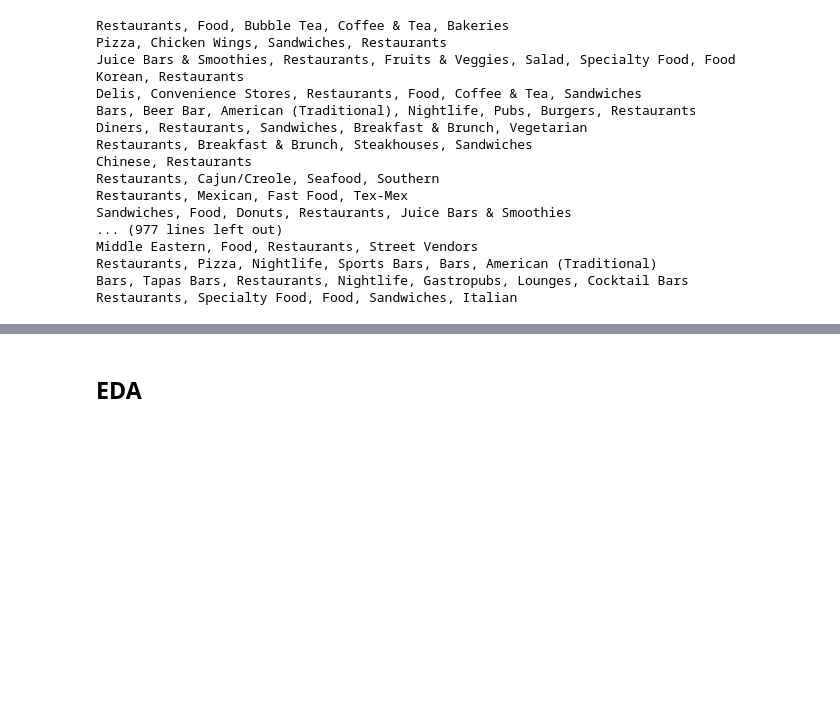
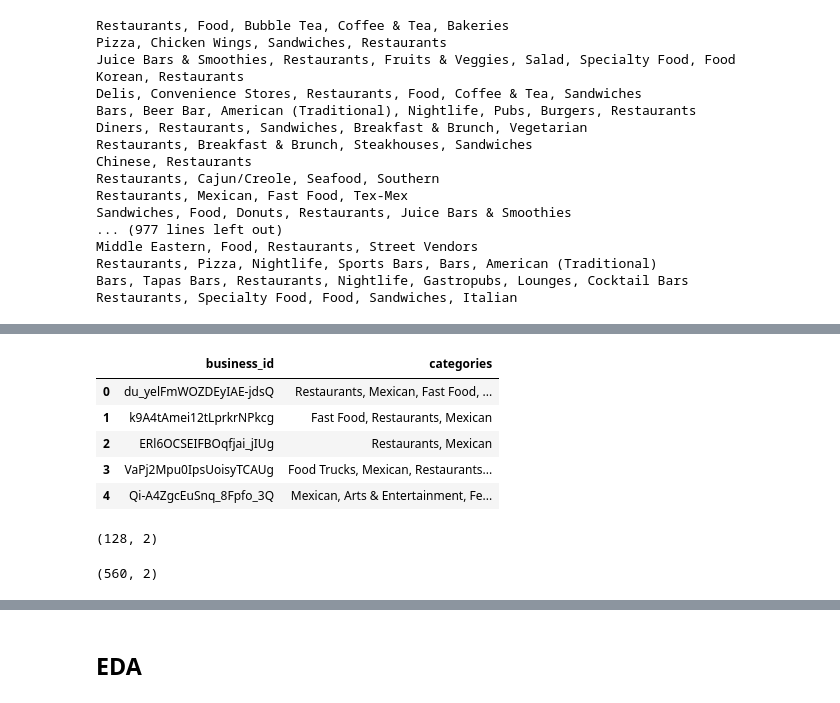
Before and after one commit to javierdichiachio/Proyecto_Final_Google_Yelp, a Jupyter notebook: etl_eda_business.ipynb, the cells around one changed output, grey strips where cells are left out. Drawn from its saved outputs; the diff is of its cells as text; code cells hidden in the pictures; blank space fills up the shorter version.

```diff
--- a/etl_eda_business.ipynb
+++ b/etl_eda_business.ipynb
@@ -351,5 +347,4 @@ df_filtrado.shape
 # %%
-df_filtrado = df_filtrado.copy()
 df_filtrado.drop(columns=['hours'], inplace=True)
 # %%
 len(df_filtrado['name'].unique())
@@ -393,0 +389,23 @@ len(df_filtrado['business_id'].unique())
+# %%
+# Se realiza una copia del dataset para realizar la apertura por categorías
+df_categories = df_filtrado.copy()
+df_categories = df_categories[["business_id", "categories"]]
+df_categories.head()
+# %% [output]
+|  | business_id | categories |
+| 0 | du_yelFmWOZDEyIAE-jdsQ | Restaurants, Mexican, Fast Food, ... |
+| 1 | k9A4tAmei12tLprkrNPkcg | Fast Food, Restaurants, Mexican |
+| 2 | ERl6OCSEIFBOqfjai_jIUg | Restaurants, Mexican |
+| 3 | VaPj2Mpu0IpsUoisyTCAUg | Food Trucks, Mexican, Restaurants... |
+| 4 | Qi-A4ZgcEuSnq_8Fpfo_3Q | Mexican, Arts & Entertainment, Fe... |
+# %%
+df_categories.shape
+# %% [output]
+(128, 2)
+# %%
+# Se realiza la apertura de categorías:
+df_categories = df_categories.assign(categories=df_categories['categories'].str.split(',')).explode('categories')
+df_categories["categories"] = df_categories["categories"].str.strip()
+df_categories.shape
+# %% [output]
+(560, 2)
```
Also changed, not shown: parts of 16 cells of this notebook, 7 other files.
